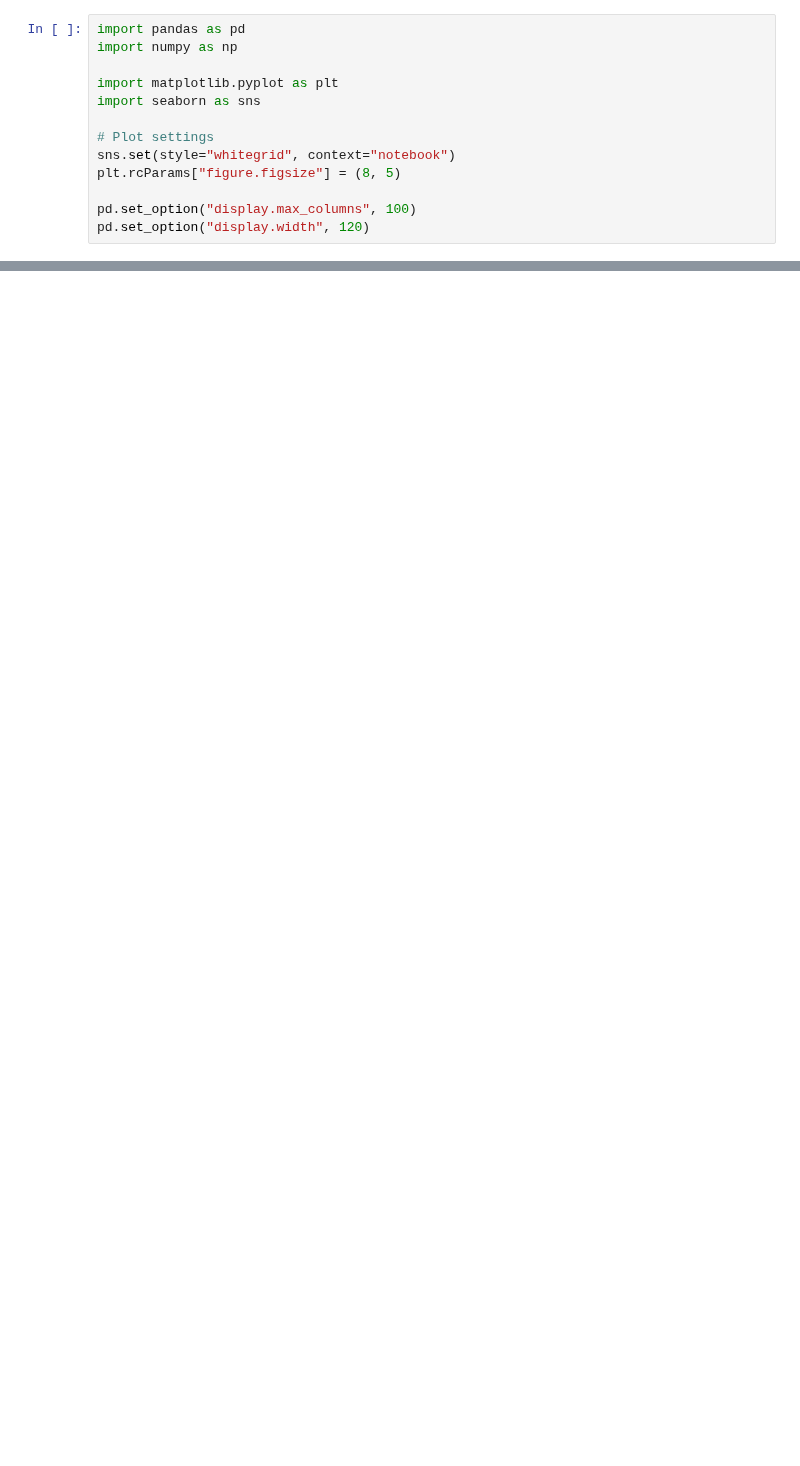
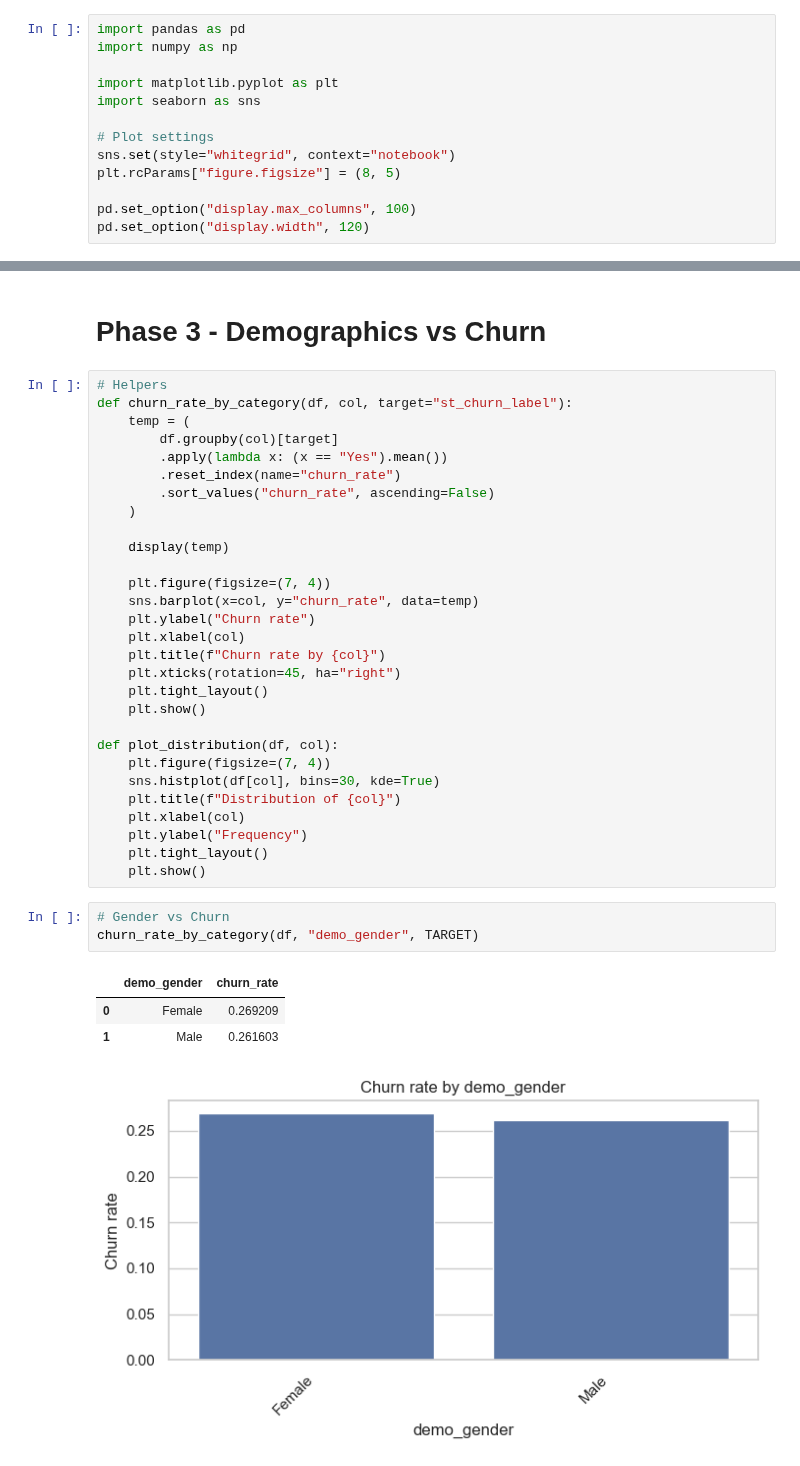
Before and after one commit to sergiopatinha/EnterpriseDataScienceBootcamp_workgroup, a Jupyter notebook: notebooks/02_EDA.ipynb, the cells around one changed output, grey strips where cells are left out. Cells and saved outputs as stored; diff of their text form; blank space fills up the shorter version.

```diff
--- a/notebooks/02_EDA.ipynb
+++ b/notebooks/02_EDA.ipynb
@@ -892,0 +79,39 @@ Use a correlation threshold (e.g., >0.85) or VIF to confirm no leftover redundan
+# %% [markdown]
+# Phase 3 - Demographics vs Churn
+# %%
+# Helpers
+def churn_rate_by_category(df, col, target="st_churn_label"):
+    temp = (
+        df.groupby(col)[target]
+        .apply(lambda x: (x == "Yes").mean())
+        .reset_index(name="churn_rate")
+        .sort_values("churn_rate", ascending=False)
+    )
+
+    display(temp)
+
+    plt.figure(figsize=(7, 4))
+    sns.barplot(x=col, y="churn_rate", data=temp)
+    plt.ylabel("Churn rate")
+    plt.xlabel(col)
+    plt.title(f"Churn rate by {col}")
+    plt.xticks(rotation=45, ha="right")
+    plt.tight_layout()
+    plt.show()
+
+def plot_distribution(df, col):
+    plt.figure(figsize=(7, 4))
+    sns.histplot(df[col], bins=30, kde=True)
+    plt.title(f"Distribution of {col}")
+    plt.xlabel(col)
+    plt.ylabel("Frequency")
+    plt.tight_layout()
+    plt.show()
+# %%
+# Gender vs Churn
+churn_rate_by_category(df, "demo_gender", TARGET)
+# %% [output]
+|  | demo_gender | churn_rate |
+| 0 | Female | 0.269209 |
+| 1 | Male | 0.261603 |
+[figure, added]
```
Also changed, not shown: parts of 82 cells of this notebook, 2 other files.
